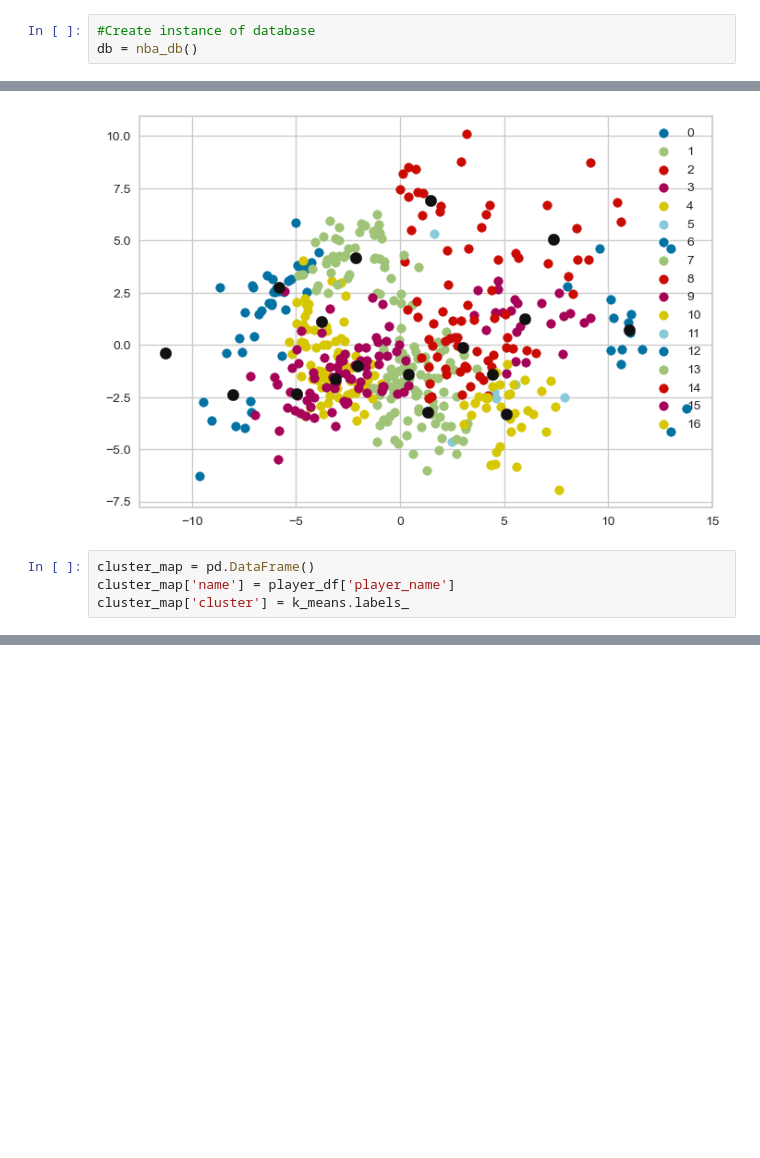
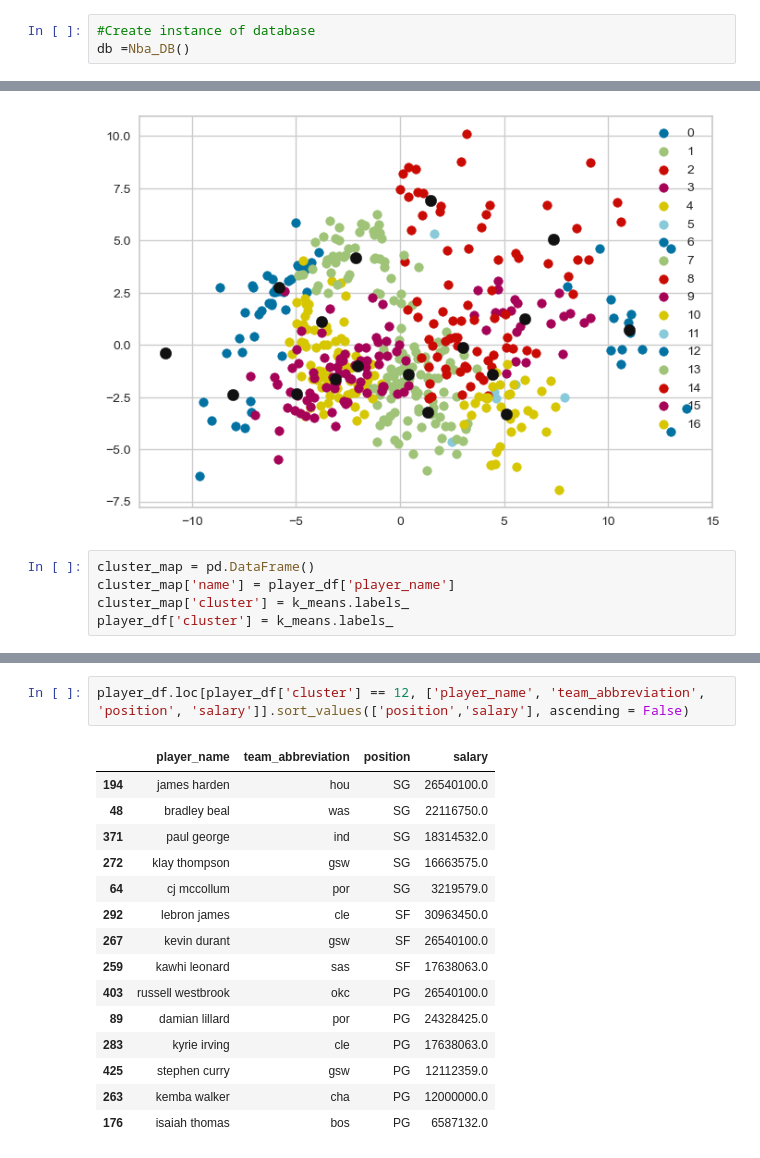
Before and after one commit to davis7526/nba_project, a Jupyter notebook: product code/player_clustering.ipynb, the cells around one changed output, grey strips where cells are left out. Drawn from its saved outputs; the diff is of its cells as text; blank space fills up the shorter version.

```diff
--- a/product code/player_clustering.ipynb
+++ b/product code/player_clustering.ipynb
@@ -37,4 +37,4 @@ from yellowbrick.cluster import KElbowVisualizer
 #Need to add 3 point field goals as data point
 # %%
 #Create instance of database
-db = nba_db()
+db =Nba_DB()
@@ -315,4 +347,5 @@ plt.show()
 cluster_map = pd.DataFrame()
 cluster_map['name'] = player_df['player_name']
 cluster_map['cluster'] = k_means.labels_
+player_df['cluster'] = k_means.labels_
 # %%
@@ -336,3 +369,21 @@ cluster_map[cluster_map['cluster'] == 2]#[:49]
 | 393 | robin lopez | 2 |
 | 402 | rudy gobert | 2 |
 | 428 | steven adams | 2 |
+# %%
+player_df.loc[player_df['cluster'] == 12, ['player_name', 'team_abbreviation', 'position', 'salary']].sort_values(['position','salary'], ascending = False)
+# %% [output]
+|  | player_name | team_abbreviation | position | salary |
+| 194 | james harden | hou | SG | 26540100.0 |
+| 48 | bradley beal | was | SG | 22116750.0 |
+| 371 | paul george | ind | SG | 18314532.0 |
+| 272 | klay thompson | gsw | SG | 16663575.0 |
+| 64 | cj mccollum | por | SG | 3219579.0 |
+| 292 | lebron james | cle | SF | 30963450.0 |
+| 267 | kevin durant | gsw | SF | 26540100.0 |
+| 259 | kawhi leonard | sas | SF | 17638063.0 |
+| 403 | russell westbrook | okc | PG | 26540100.0 |
+| 89 | damian lillard | por | PG | 24328425.0 |
+| 283 | kyrie irving | cle | PG | 17638063.0 |
+| 425 | stephen curry | gsw | PG | 12112359.0 |
+| 263 | kemba walker | cha | PG | 12000000.0 |
+| 176 | isaiah thomas | bos | PG | 6587132.0 |
```
Also changed, not shown: parts of 5 cells of this notebook.
